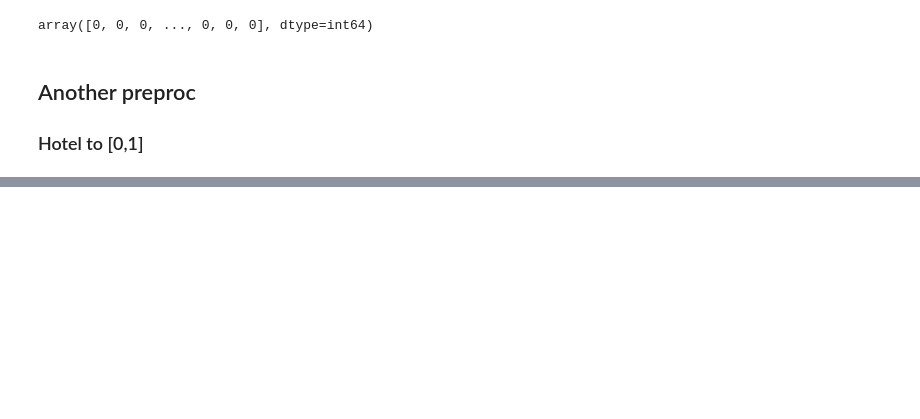
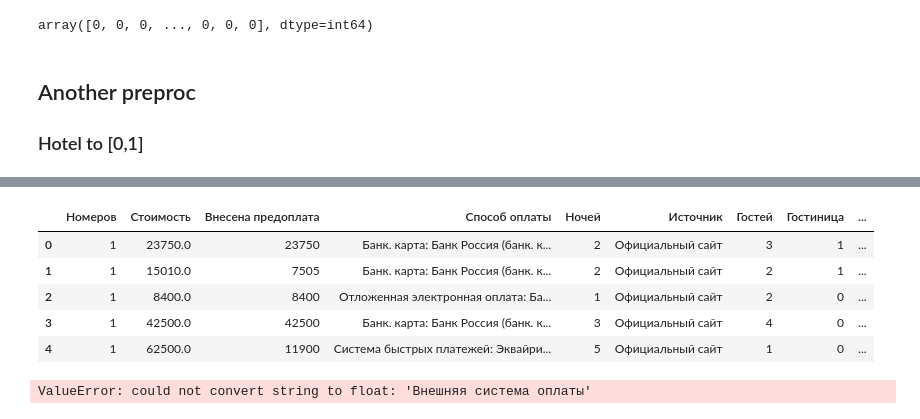
Before and after one commit to impartac/PSB_hack, a Jupyter notebook: models/CatBoost.ipynb, the cells around one changed output, grey strips where cells are left out. Drawn from its saved outputs; the diff is of its cells as text; code cells hidden in the pictures; blank space fills up the shorter version.

```diff
--- a/models/CatBoost.ipynb
+++ b/models/CatBoost.ipynb
@@ -293,2 +323,14 @@ display(df.head(),df.shape)
 # %%
 df['Гостиница']=(df['Гостиница'] >= 3).astype(int)
+# %%
+df['Гостиница']=(df['Гостиница'] >= 3).astype(int)
+types = ['Стандарт', 'Люкс', 'Апартаменты', 'Студия', 'Коттедж']
+for t in types:
+    df[t] = df['Категория номера'].str.contains(t).astype(int)
+df['month'] = df['Дата бронирования'].apply(lambda x : x.strftime('%m'))
+df['weekday'] = df['Дата бронирования'].apply(lambda x : x.strftime('%a'))
+df['delta_day'] = (df['Заезд'] - df['Дата бронирования']).dt.days
+df['Year'] = df['Дата бронирования'].dt.year
+df['Quartal'] = df['Дата бронирования'].dt.quarter
+df=df.drop(['Дата бронирования','Заезд','Выезд','Категория номера'],axis = 1)
+display(df.columns)
@@ -301,0 +364,19 @@ display(tdf.head())
+# %%
+tdf['Гостиница']=(tdf['Гостиница'] >= 3).astype(int)
+types = ['Стандарт', 'Люкс', 'Апартаменты', 'Студия', 'Коттедж']
+for t in types:
+    tdf[t] = tdf['Категория номера'].str.contains(t).astype(int)
+tdf['month'] = tdf['Дата бронирования'].apply(lambda x : x.strftime('%m'))
+tdf['weekday'] = tdf['Дата бронирования'].apply(lambda x : x.strftime('%a'))
+tdf['delta_day'] = (tdf['Заезд'] - tdf['Дата бронирования']).dt.days
+tdf['Year'] = tdf['Дата бронирования'].dt.year
+tdf['Quartal'] = tdf['Дата бронирования'].dt.quarter
+tdf = tdf.drop(['Дата бронирования','Заезд','Выезд','Категория номера'],axis = 1)
+display(tdf.head())
+# %% [output]
+|  | Номеров | Стоимость | Внесена предоплата | Способ оплаты | Ночей | Источник | Гостей | Гостиница | ... |
+| 0 | 1 | 23750.0 | 23750 | Банк. карта: Банк Россия (банк. к... | 2 | Официальный сайт | 3 | 1 | ... |
+| 1 | 1 | 15010.0 | 7505 | Банк. карта: Банк Россия (банк. к... | 2 | Официальный сайт | 2 | 1 | ... |
+| 2 | 1 | 8400.0 | 8400 | Отложенная электронная оплата: Ба... | 1 | Официальный сайт | 2 | 0 | ... |
+| 3 | 1 | 42500.0 | 42500 | Банк. карта: Банк Россия (банк. к... | 3 | Официальный сайт | 4 | 0 | ... |
+| 4 | 1 | 62500.0 | 11900 | Система быстрых платежей: Эквайри... | 5 | Официальный сайт | 1 | 0 | ... |
@@ -303,5 +387,11 @@ display(tdf.head())
 train_df = df
 test_df = tdf
 train_pool = Pool(train_df, target, cat_features=categorical_features)
+# %%
+rf.fit(train_df,target)
+feature = pd.DataFrame({'name':df.columns,'featue':rf.feature_importances_}).sort_values('featue',ascending = False)
+feature
+# %% [output]
+ValueError: could not convert string to float: 'Внешняя система оплаты'
 # %%
 model.fit(train_pool)
```
Also changed, not shown: parts of 20 cells of this notebook, 10 other files.
